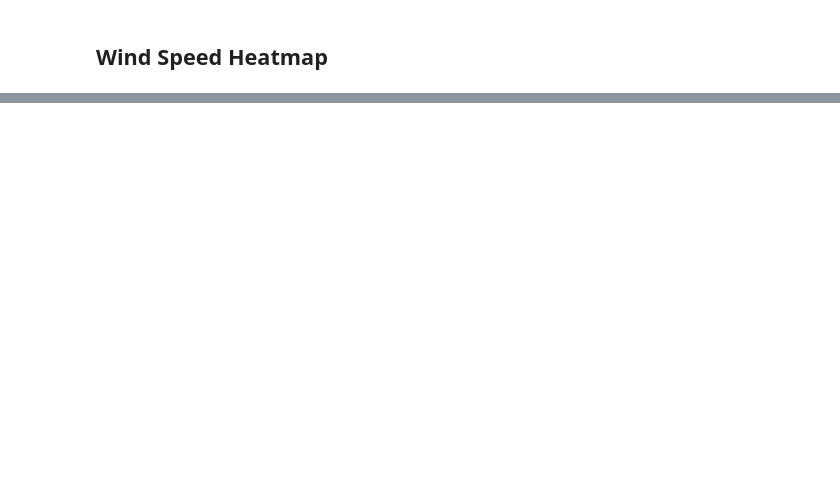
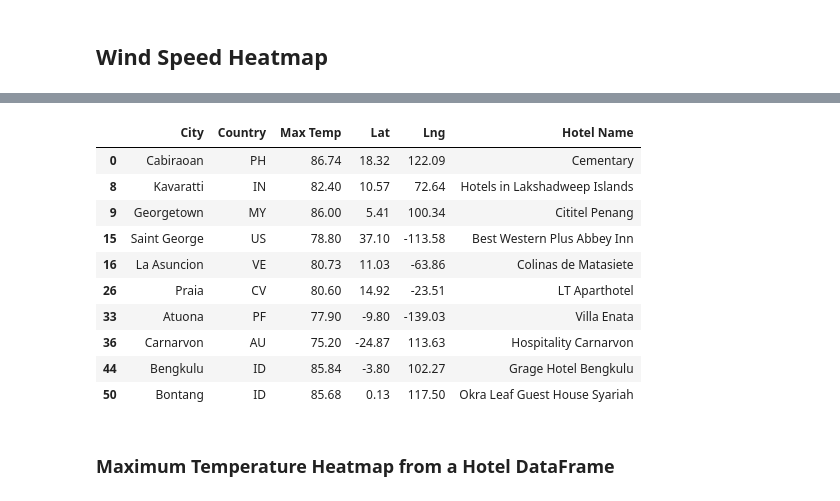
Before and after one commit to xher95/World_Weather_Analysis, a Jupyter notebook: WeatherPy.ipynb, the cells around one changed output, grey strips where cells are left out. Drawn from its saved outputs; the diff is of its cells as text; code cells hidden in the pictures; blank space fills up the shorter version.

```diff
--- a/WeatherPy.ipynb
+++ b/WeatherPy.ipynb
@@ -469,0 +554,31 @@ fig
+# %%
+# Set parameters to search for a hotel.
+params = {
+    "radius": 5000,
+    "type": "lodging",
+    "key": g_key
+}
+# Set parameters to search for a hotel.
+params = {
+    "radius": 5000,
+    "type": "lodging",
+    "key": g_key
+}
+# Iterate through the DataFrame.
+for index, row in hotel_df.iterrows():
+    # Get the latitude and longitude.
+    lat = row["Lat"]
+    lng = row["Lng"]
+
+    # Add the latitude and longitude to location key for the params dictionary.
+    params["location"] = f"{lat},{lng}"
+
+    # Use the search term: "lodging" and our latitude and longitude.
+    base_url = "https://maps.googleapis.com/maps/api/place/nearbysearch/json"
+    # Make request and get the JSON data from the search.
+    hotels = requests.get(base_url, params=params).json()
+    # Grab the first hotel from the results and store the name.
+    try:
+        hotel_df.loc[index, "Hotel Name"] = hotels["results"][0]["name"]
+    except (IndexError):
+        print("Hotel not found... skipping.")
@@ -469,0 +595,16 @@ fig
+# %%
+hotel_df.head(10)
+# %% [output]
+|  | City | Country | Max Temp | Lat | Lng | Hotel Name |
+| 0 | Cabiraoan | PH | 86.74 | 18.32 | 122.09 | Cementary |
+| 8 | Kavaratti | IN | 82.40 | 10.57 | 72.64 | Hotels in Lakshadweep Islands |
+| 9 | Georgetown | MY | 86.00 | 5.41 | 100.34 | Cititel Penang |
+| 15 | Saint George | US | 78.80 | 37.10 | -113.58 | Best Western Plus Abbey Inn |
+| 16 | La Asuncion | VE | 80.73 | 11.03 | -63.86 | Colinas de Matasiete |
+| 26 | Praia | CV | 80.60 | 14.92 | -23.51 | LT Aparthotel |
+| 33 | Atuona | PF | 77.90 | -9.80 | -139.03 | Villa Enata |
+| 36 | Carnarvon | AU | 75.20 | -24.87 | 113.63 | Hospitality Carnarvon |
+| 44 | Bengkulu | ID | 85.84 | -3.80 | 102.27 | Grage Hotel Bengkulu |
+| 50 | Bontang | ID | 85.68 | 0.13 | 117.50 | Okra Leaf Guest House Syariah |
+# %% [markdown]
+### Maximum Temperature Heatmap from a Hotel DataFrame
```
Also changed, not shown: parts of 10 cells of this notebook.
